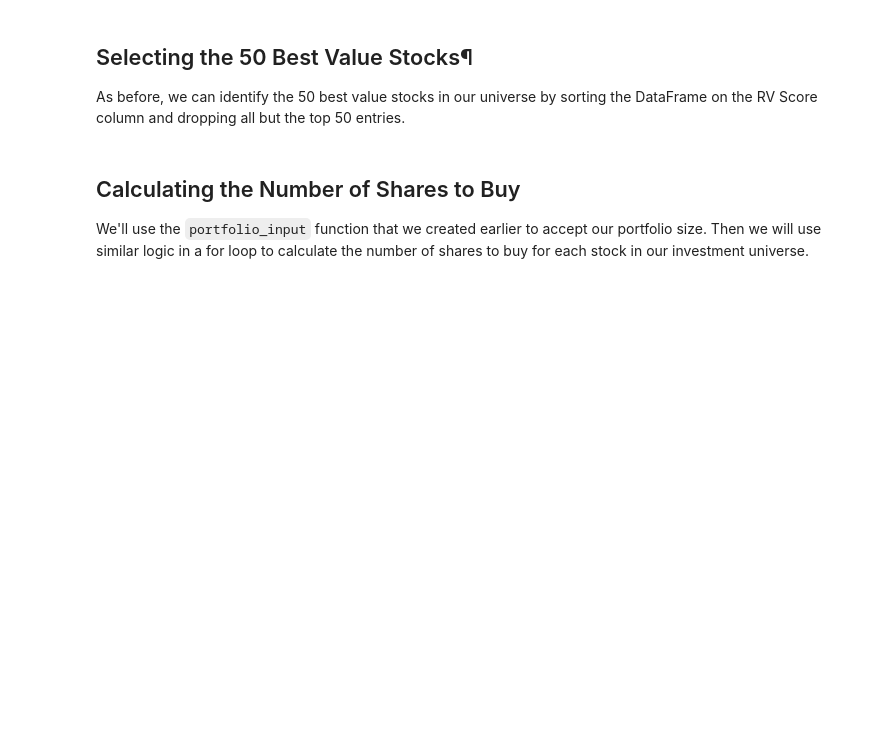
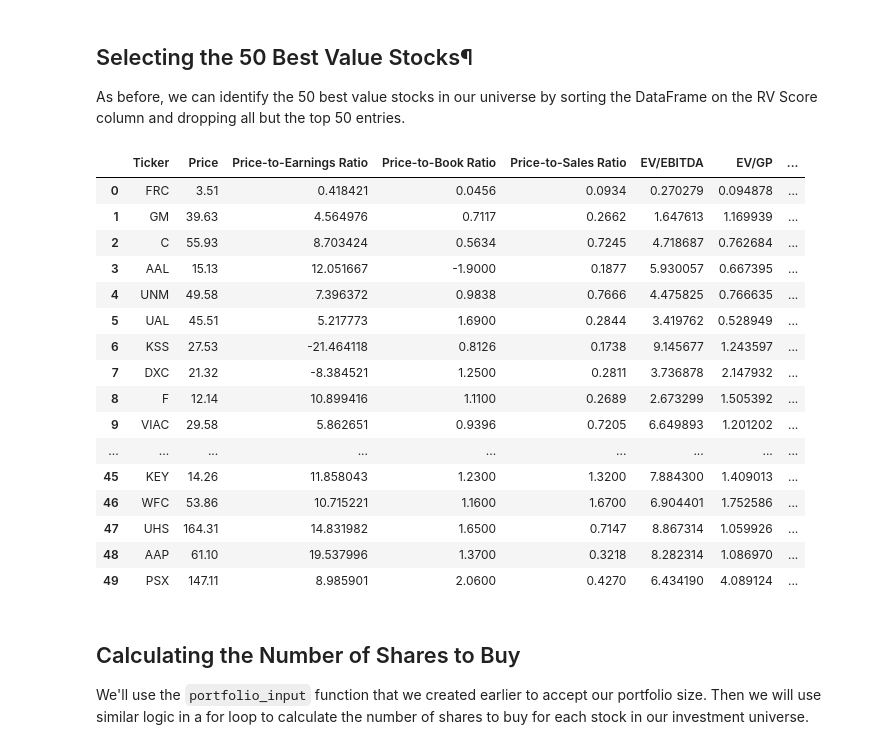
Before and after one commit to GirardT/algorithmic-trading-python, a Jupyter notebook: starter_files/003_quantitative_value_strategy.ipynb, the cells around one changed output. Cells and saved outputs as stored; diff of their text form; code cells hidden in the pictures; blank space fills up the shorter version.

Commit message:
completed 'Building A Quantitative Value Investing Strategy'

```diff
--- a/starter_files/003_quantitative_value_strategy.ipynb
+++ b/starter_files/003_quantitative_value_strategy.ipynb
@@ -112,6 +103,12 @@ The opposite of a "value stock" is a "glamour stock".
 Since the goal of this strategy is to identify the 50 best value stocks from our universe, our next step is to remove glamour stocks from the DataFrame.
 
 We'll sort the DataFrame by the stocks' price-to-earnings ratio, and drop all stocks outside the top 50.
+# %%
+df.sort_values('Price-to-Earnings Ratio', ascending=True, inplace=True)
+df = df[df['Price-to-Earnings Ratio'] > 0]
+df = df[:50]
+df.reset_index(inplace=True, drop=True)
+df
 # %% [markdown]
 ## Calculating the Number of Shares to Buy
 We now need to calculate the number of shares we need to buy.
@@ -169,3 +312,7 @@ There are two main approaches:
 In this tutorial, we will replace missing data with the average non-`NaN` data point from that column.
 
 Here is the code to do this:
+# %%
+df = df.dropna()
+df.reset_index(inplace=True, drop=True)
+df
@@ -171,0 +335,4 @@ Here is the code to do this:
+# %%
+df = df[(df['Price-to-Earnings Ratio'] > 0) & (df['Price-to-Book Ratio'] > 0) & (df['Price-to-Sales Ratio'] > 0) & (df['EV/EBITDA'] > 0) & (df['EV/GP'] > 0)]
+df.reset_index(inplace=True, drop=True)
+df
@@ -190,3 +437,27 @@ We'll now calculate our RV Score (which stands for Robust Value), which is the v
 The RV Score will be the arithmetic mean of the 4 percentile scores that we calculated in the last section.
 
 To calculate arithmetic mean, we will use the mean function from Python's built-in statistics module.
+# %%
+from statistics import mean
+
+new_df5 = pd.DataFrame()
+
+for row in df.index:
+    value_percentiles = []
+
+    for metric in metrics:
+        value_percentiles.append(df.loc[row, f'{metrics[metric]}'])
+
+    new_df = pd.DataFrame(
+            [[
+                mean(value_percentiles)
+            ]],
+            columns=[
+                'RV Score'
+                ]
+        )
+
+    new_df5 = pd.concat([new_df5, new_df], ignore_index=True)
+
+df = df.join(new_df5)
+df
@@ -194,6 +479,29 @@ To calculate arithmetic mean, we will use the mean function from Python's built-
 ## Selecting the 50 Best Value Stocks¶
 
 As before, we can identify the 50 best value stocks in our universe by sorting the DataFrame on the RV Score column and dropping all but the top 50 entries.
+# %%
+df.sort_values('RV Score', ascending=True, inplace=True)
+df = df[:50]
+df.reset_index(inplace=True, drop=True)
+df
+# %% [output]
+|  | Ticker | Price | Price-to-Earnings Ratio | Price-to-Book Ratio | Price-to-Sales Ratio | EV/EBITDA | EV/GP | ... |
+| 0 | FRC | 3.51 | 0.418421 | 0.0456 | 0.0934 | 0.270279 | 0.094878 | ... |
+| 1 | GM | 39.63 | 4.564976 | 0.7117 | 0.2662 | 1.647613 | 1.169939 | ... |
+| 2 | C | 55.93 | 8.703424 | 0.5634 | 0.7245 | 4.718687 | 0.762684 | ... |
+| 3 | AAL | 15.13 | 12.051667 | -1.9000 | 0.1877 | 5.930057 | 0.667395 | ... |
+| 4 | UNM | 49.58 | 7.396372 | 0.9838 | 0.7666 | 4.475825 | 0.766635 | ... |
+| 5 | UAL | 45.51 | 5.217773 | 1.6900 | 0.2844 | 3.419762 | 0.528949 | ... |
+| 6 | KSS | 27.53 | -21.464118 | 0.8126 | 0.1738 | 9.145677 | 1.243597 | ... |
+| 7 | DXC | 21.32 | -8.384521 | 1.2500 | 0.2811 | 3.736878 | 2.147932 | ... |
+| 8 | F | 12.14 | 10.899416 | 1.1100 | 0.2689 | 2.673299 | 1.505392 | ... |
+| 9 | VIAC | 29.58 | 5.862651 | 0.9396 | 0.7205 | 6.649893 | 1.201202 | ... |
+| ... | ... | ... | ... | ... | ... | ... | ... | ... |
+| 45 | KEY | 14.26 | 11.858043 | 1.2300 | 1.3200 | 7.884300 | 1.409013 | ... |
+| 46 | WFC | 53.86 | 10.715221 | 1.1600 | 1.6700 | 6.904401 | 1.752586 | ... |
+| 47 | UHS | 164.31 | 14.831982 | 1.6500 | 0.7147 | 8.867314 | 1.059926 | ... |
+| 48 | AAP | 61.10 | 19.537996 | 1.3700 | 0.3218 | 8.282314 | 1.086970 | ... |
+| 49 | PSX | 147.11 | 8.985901 | 2.0600 | 0.4270 | 6.434190 | 4.089124 | ... |
 # %% [markdown]
 ## Calculating the Number of Shares to Buy
 We'll use the `portfolio_input` function that we created earlier to accept our portfolio size. Then we will use similar logic in a for loop to calculate the number of shares to buy for each stock in our investment universe.
```
Also changed, not shown: parts of 23 cells of this notebook, 1 other file.
